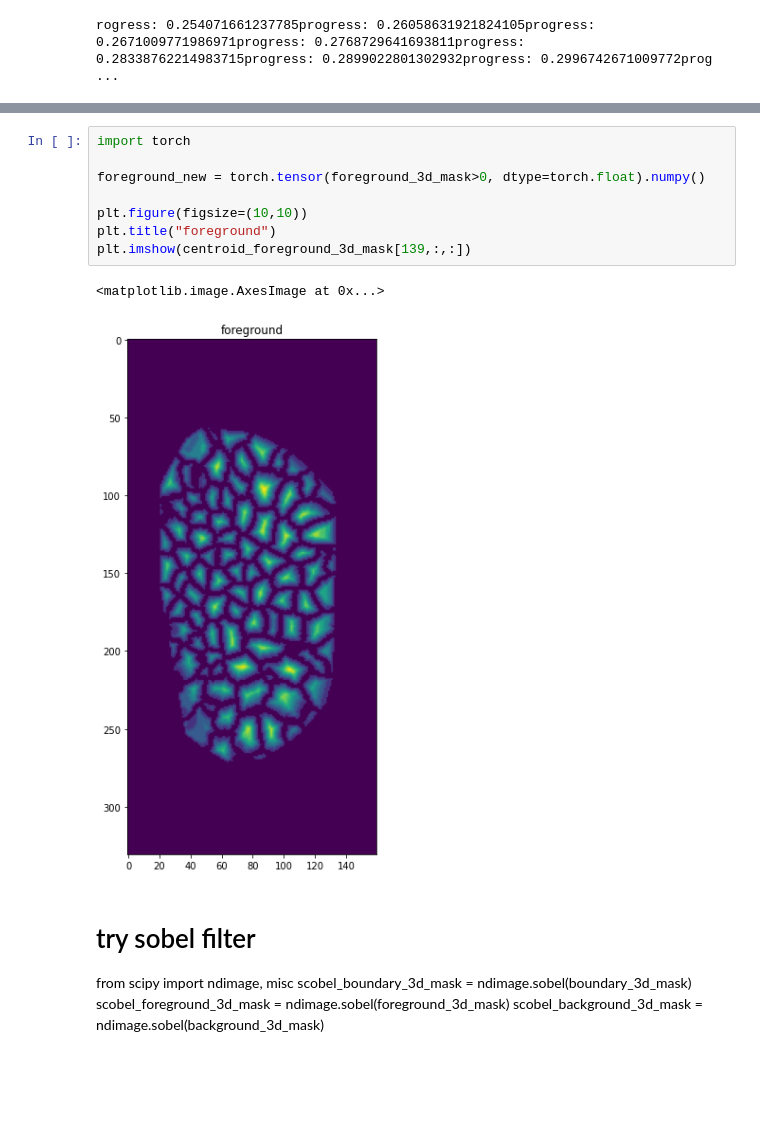
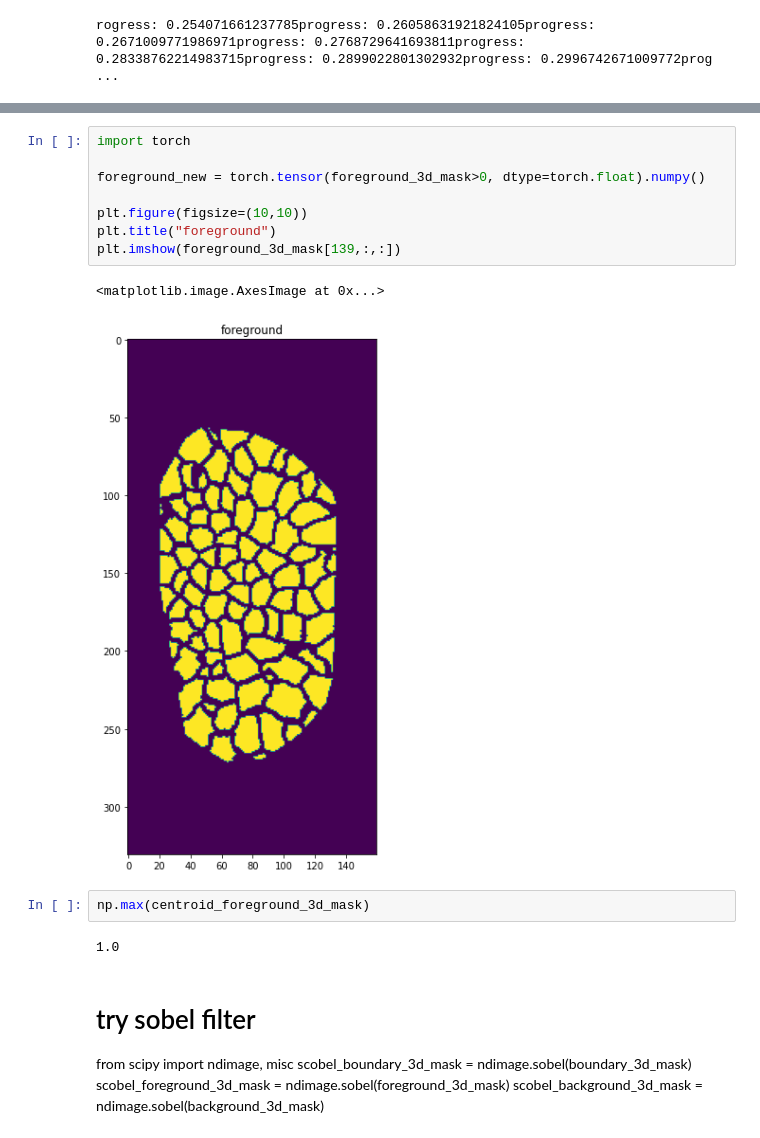
Before and after one commit to theGindar/3DCellSegMasterThesis, a Jupyter notebook: edge_transform.ipynb, the cells around one changed output, grey strips where cells are left out. Saved outputs shown, nothing was run; the diff lists cells and outputs as text; blank space fills up the shorter version.

```diff
--- a/edge_transform.ipynb
+++ b/edge_transform.ipynb
@@ -168,14 +279,18 @@ rogress: 0.250814332247557progress: 0.25732899022801303progress: 0.2638436482084
 # %%
 import torch
 
 foreground_new = torch.tensor(foreground_3d_mask>0, dtype=torch.float).numpy()
 
 plt.figure(figsize=(10,10))
 plt.title("foreground")
-plt.imshow(centroid_foreground_3d_mask[139,:,:])
+plt.imshow(foreground_3d_mask[139,:,:])
 # %% [output]
 <matplotlib.image.AxesImage at 0x...>
-[figure, old version]
+[figure, new version]
+# %%
+np.max(centroid_foreground_3d_mask)
+# %% [output]
+1.0
 # %% [markdown]
 # try sobel filter
 from scipy import ndimage, misc
```
Also changed, not shown: parts of 4 cells of this notebook, 3 other files.
